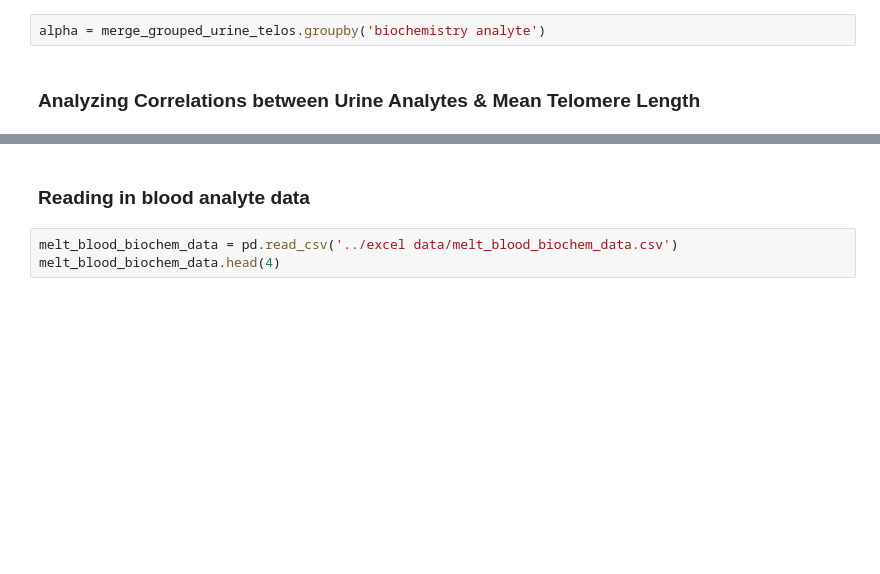
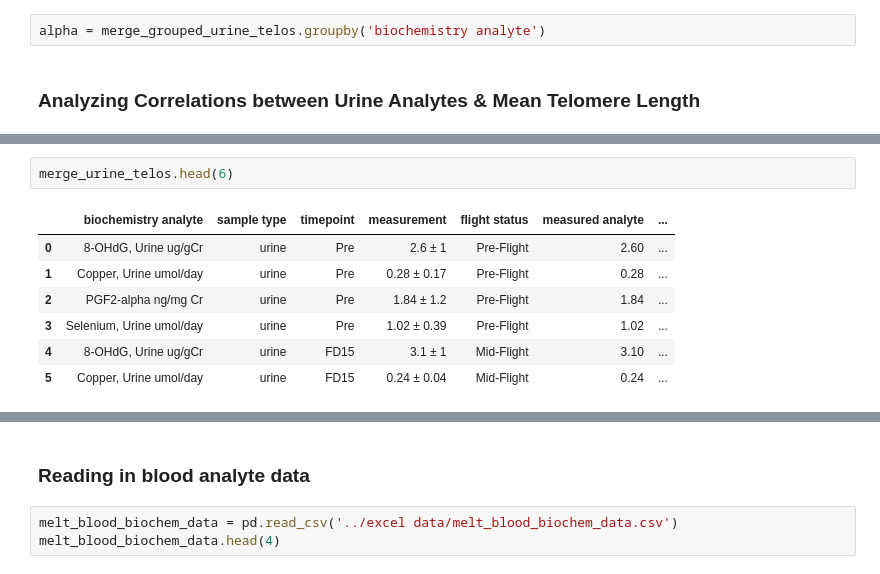
Before and after one commit to Jared-Luxton/NASA-astronauts-telomeres-chromosomes, a Jupyter notebook: NASA_telomeres/03a NASA Astros Telo Data Visualization and Stats.ipynb, the cells around one changed output, grey strips where cells are left out. Cells and saved outputs as stored; diff of their text form; blank space fills up the shorter version.

```diff
--- a/NASA_telomeres/03a NASA Astros Telo Data Visualization and Stats.ipynb
+++ b/NASA_telomeres/03a NASA Astros Telo Data Visualization and Stats.ipynb
@@ -415,0 +458,10 @@ for group in list(merge_urine_telos['biochemistry analyte'].unique()):
+# %%
+merge_urine_telos.head(6)
+# %% [output]
+|  | biochemistry analyte | sample type | timepoint | measurement | flight status | measured analyte | ... |
+| 0 | 8-OHdG, Urine ug/gCr | urine | Pre | 2.6 ± 1 | Pre-Flight | 2.60 | ... |
+| 1 | Copper, Urine umol/day | urine | Pre | 0.28 ± 0.17 | Pre-Flight | 0.28 | ... |
+| 2 | PGF2-alpha ng/mg Cr | urine | Pre | 1.84 ± 1.2 | Pre-Flight | 1.84 | ... |
+| 3 | Selenium, Urine umol/day | urine | Pre | 1.02 ± 0.39 | Pre-Flight | 1.02 | ... |
+| 4 | 8-OHdG, Urine ug/gCr | urine | FD15 | 3.1 ± 1 | Mid-Flight | 3.10 | ... |
+| 5 | Copper, Urine umol/day | urine | FD15 | 0.24 ± 0.04 | Mid-Flight | 0.24 | ... |
```
Also changed, not shown: parts of 10 cells of this notebook.
